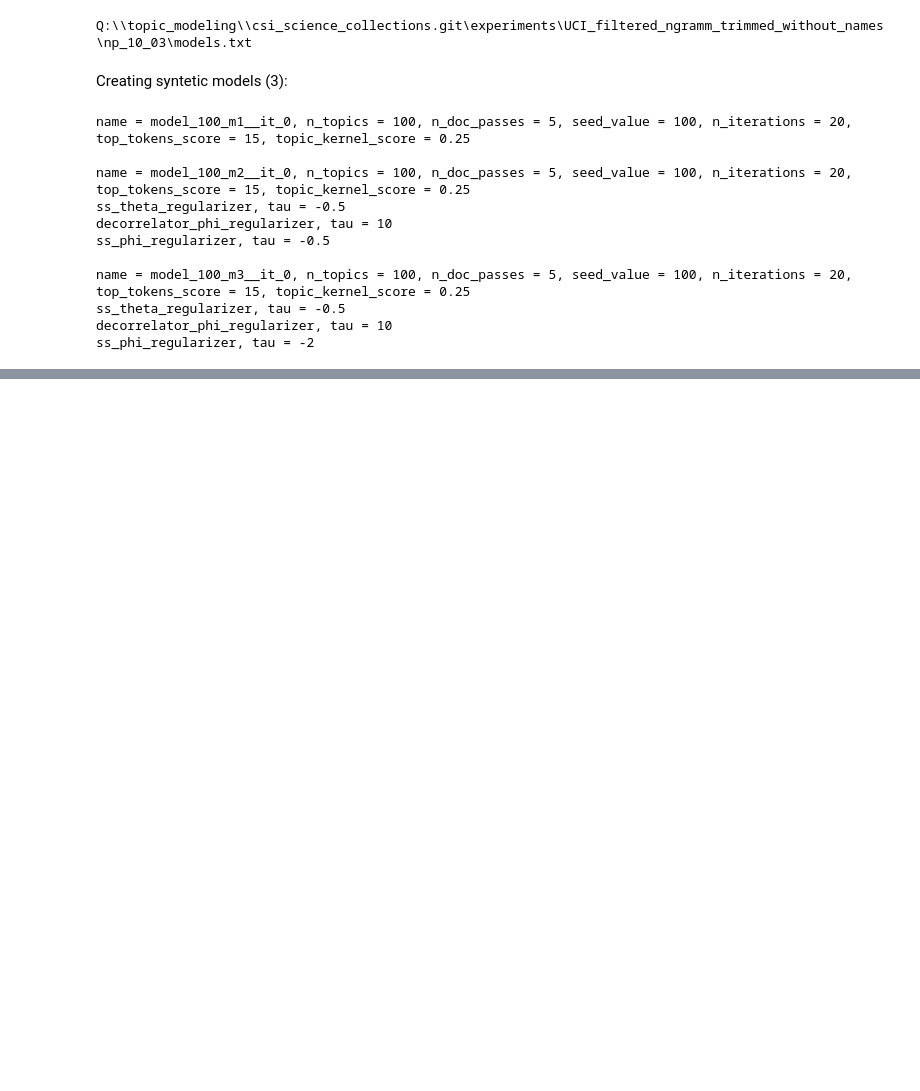
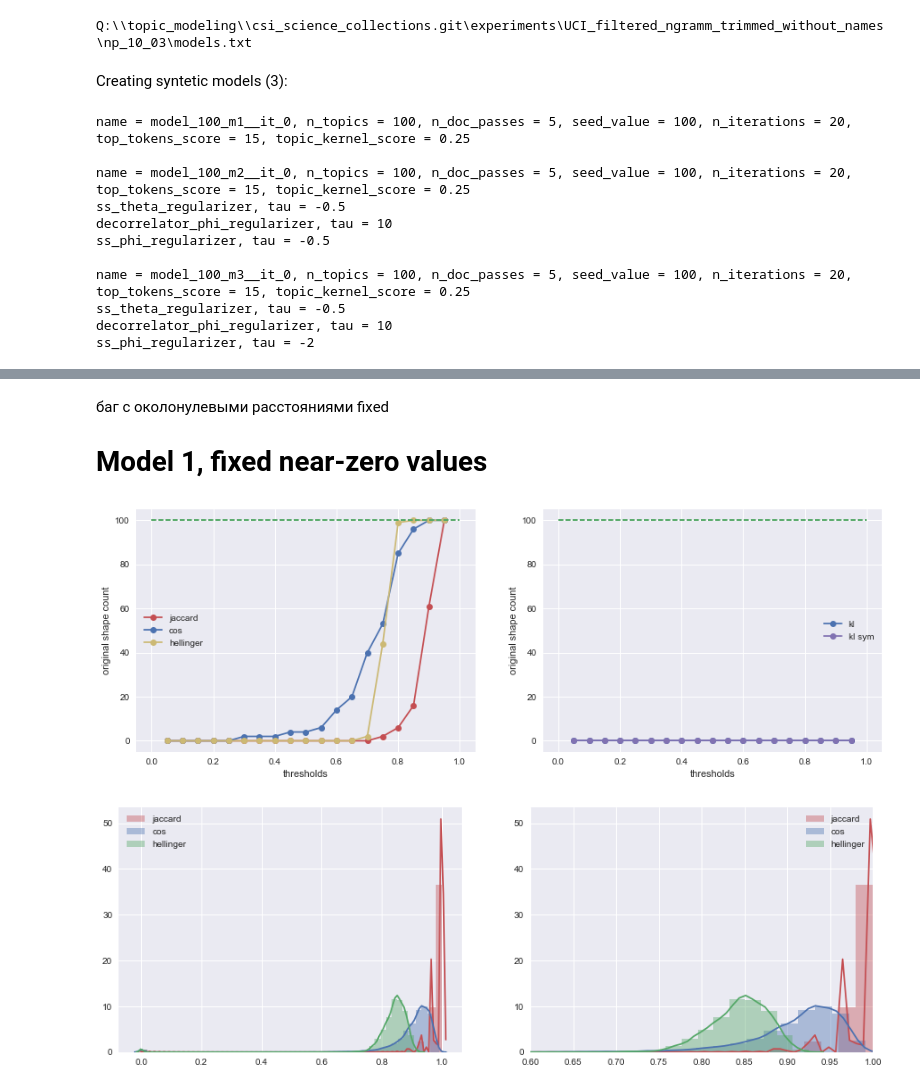
Before and after one commit to julialukash/csi_science_collections, a Jupyter notebook: notebooks_interesting/PN_visualize_syntetic_origin_100_3models.ipynb, the cells around one changed output, grey strips where cells are left out. Saved outputs shown, nothing was run; the diff lists cells and outputs as text; code cells hidden in the pictures; blank space fills up the shorter version.

```diff
--- a/notebooks_interesting/PN_visualize_syntetic_origin_100_3models.ipynb
+++ b/notebooks_interesting/PN_visualize_syntetic_origin_100_3models.ipynb
@@ -473,0 +203,12 @@ models_file.close()
+# %% [markdown]
+баг с околонулевыми расстояниями fixed
+# Model 1, fixed near-zero values
+# %%
+% matplotlib inline
+different_distances1 = get_distances(phi1)
+different_distances_to_original1 = tvsoch.get_test_to_original_result_different_distances(phi1, phi1)
+tvsoch.plot_original_columns_count_different_distances(different_distances_to_original1, n_original_columns_count=100)
+plot_different_distances(different_distances1)
+# %% [output]
+[figure, added]
+[figure, added]
```
Also changed, not shown: parts of 48 cells of this notebook, 9 other files.
